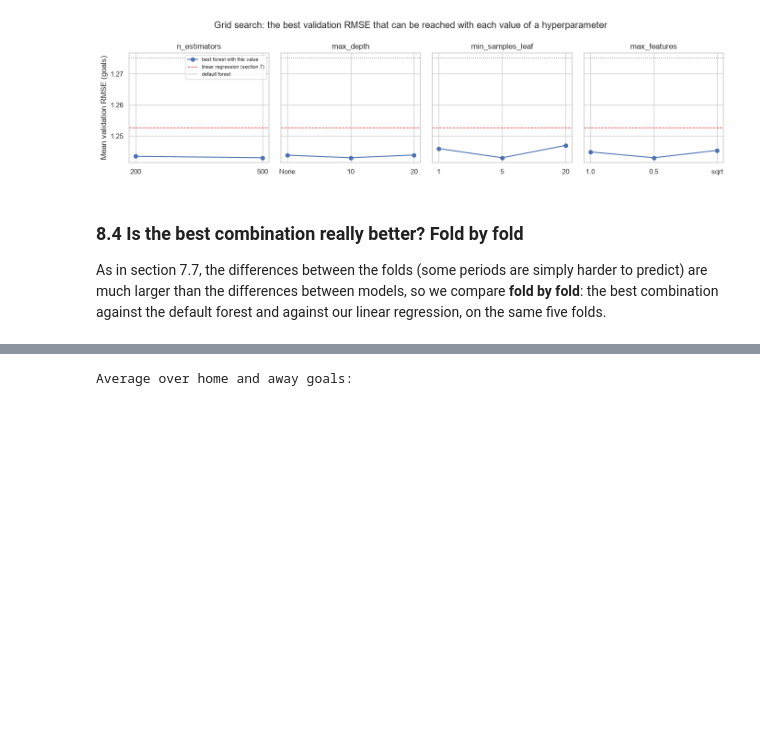
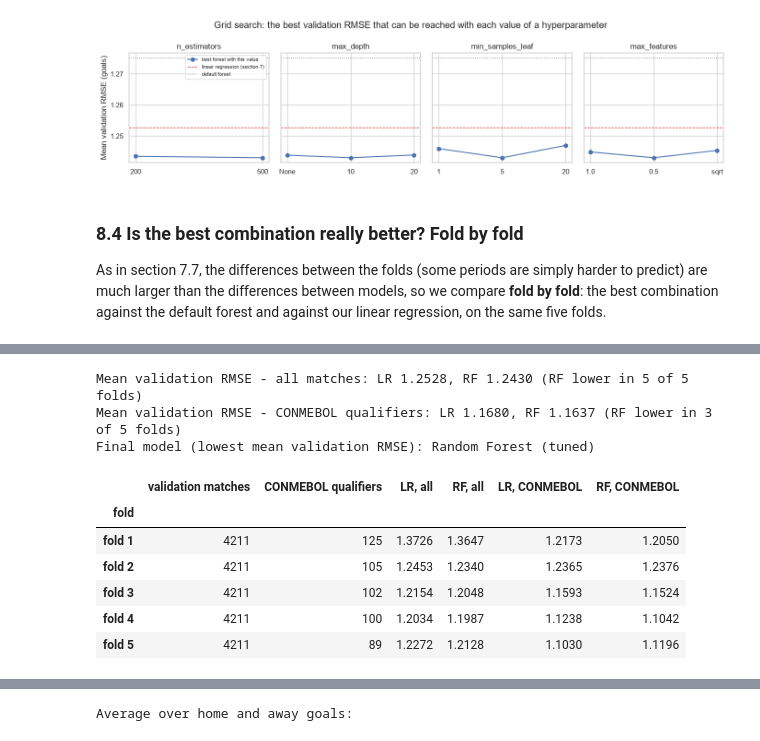
Before and after one commit to larrymijo/Project_machine_learning, a Jupyter notebook: submission/project_executed.ipynb, the cells around one changed output, grey strips where cells are left out. Drawn from its saved outputs; the diff is of its cells as text; code cells hidden in the pictures; blank space fills up the shorter version.

Commit message:
Self-contained notebook, tuning compared without the test set, final model chosen with cross-validation

```diff
--- a/submission/project_executed.ipynb
+++ b/submission/project_executed.ipynb
@@ -1190,0 +1614,44 @@ A model is only useful if it beats these. Metrics (`src/evaluation.py`): **MAE**
+# %%
+# Both tuned models, refitted on every fold (training data only), scored on all validation matches
+# and on the CONMEBOL qualifiers inside each validation period
+X_train_arr, y_train_arr = X_train.to_numpy(float), y_train.to_numpy(float)
+wcq_in_train = (train_df["is_conmebol_wcq"] & (train_df["date"] >= "1996-01-01")).to_numpy()
+selection_rows = []
+for k, (tr, va) in enumerate(tscv.split(X_train_arr), start=1):
+    lr_fold = LinearRegressionScratch(l2=best_l2).fit(X_train_arr[tr], y_train_arr[tr])
+    rf_fold = make_forest(**best_params).fit(X_train_arr[tr], y_train_arr[tr])
+    con = va[wcq_in_train[va]]
+    selection_rows.append({
+        "fold": f"fold {k}", "validation matches": len(va), "CONMEBOL qualifiers": len(con),
+        "LR, all": rmse_both(y_train_arr[va], lr_fold.predict(X_train_arr[va])),
+        "RF, all": rmse_both(y_train_arr[va], rf_fold.predict(X_train_arr[va])),
+        "LR, CONMEBOL": rmse_both(y_train_arr[con], lr_fold.predict(X_train_arr[con])),
+        "RF, CONMEBOL": rmse_both(y_train_arr[con], rf_fold.predict(X_train_arr[con])),
+    })
+selection = pd.DataFrame(selection_rows).set_index("fold")
+
+# same folds and settings as 7.7 and 8.3, so the "all" columns must repeat those numbers
+assert np.allclose(selection["LR, all"], cv_rmse.loc[best_l2, FOLDS].to_numpy(float), atol=1e-6)
+assert np.allclose(selection["RF, all"], grid.loc[0, FOLDS].to_numpy(float), atol=1e-6)
+
+rf_better_all = int((selection["RF, all"] < selection["LR, all"]).sum())
+rf_better_con = int((selection["RF, CONMEBOL"] < selection["LR, CONMEBOL"]).sum())
+final_name = ("Random Forest (tuned)" if selection["RF, all"].mean() < selection["LR, all"].mean()
+              else "Linear Regression (scratch)")
+print(f"Mean validation RMSE - all matches: LR {selection['LR, all'].mean():.4f}, RF {selection['RF, all'].mean():.4f} "
+      f"(RF lower in {rf_better_all} of 5 folds)")
+print(f"Mean validation RMSE - CONMEBOL qualifiers: LR {selection['LR, CONMEBOL'].mean():.4f}, "
+      f"RF {selection['RF, CONMEBOL'].mean():.4f} (RF lower in {rf_better_con} of 5 folds)")
+print("Final model (lowest mean validation RMSE):", final_name)
+selection.round(4)
+# %% [output]
+Mean validation RMSE - all matches: LR 1.2528, RF 1.2430 (RF lower in 5 of 5 folds)
+Mean validation RMSE - CONMEBOL qualifiers: LR 1.1680, RF 1.1637 (RF lower in 3 of 5 folds)
+Final model (lowest mean validation RMSE): Random Forest (tuned)
+|  | validation matches | CONMEBOL qualifiers | LR, all | RF, all | LR, CONMEBOL | RF, CONMEBOL |
+| fold |  |  |  |  |  |  |
+| fold 1 | 4211 | 125 | 1.3726 | 1.3647 | 1.2173 | 1.2050 |
+| fold 2 | 4211 | 105 | 1.2453 | 1.2340 | 1.2365 | 1.2376 |
+| fold 3 | 4211 | 102 | 1.2154 | 1.2048 | 1.1593 | 1.1524 |
+| fold 4 | 4211 | 100 | 1.2034 | 1.1987 | 1.1238 | 1.1042 |
+| fold 5 | 4211 | 89 | 1.2272 | 1.2128 | 1.1030 | 1.1196 |
```
Also changed, not shown: parts of 62 cells of this notebook, 3 other files.
